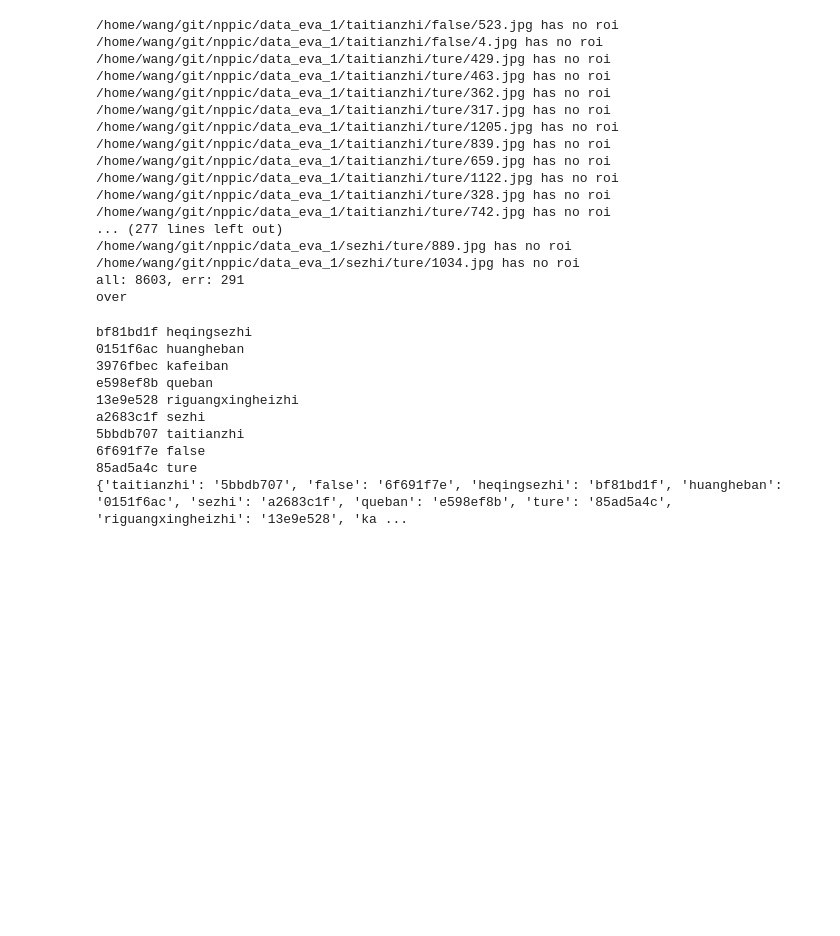
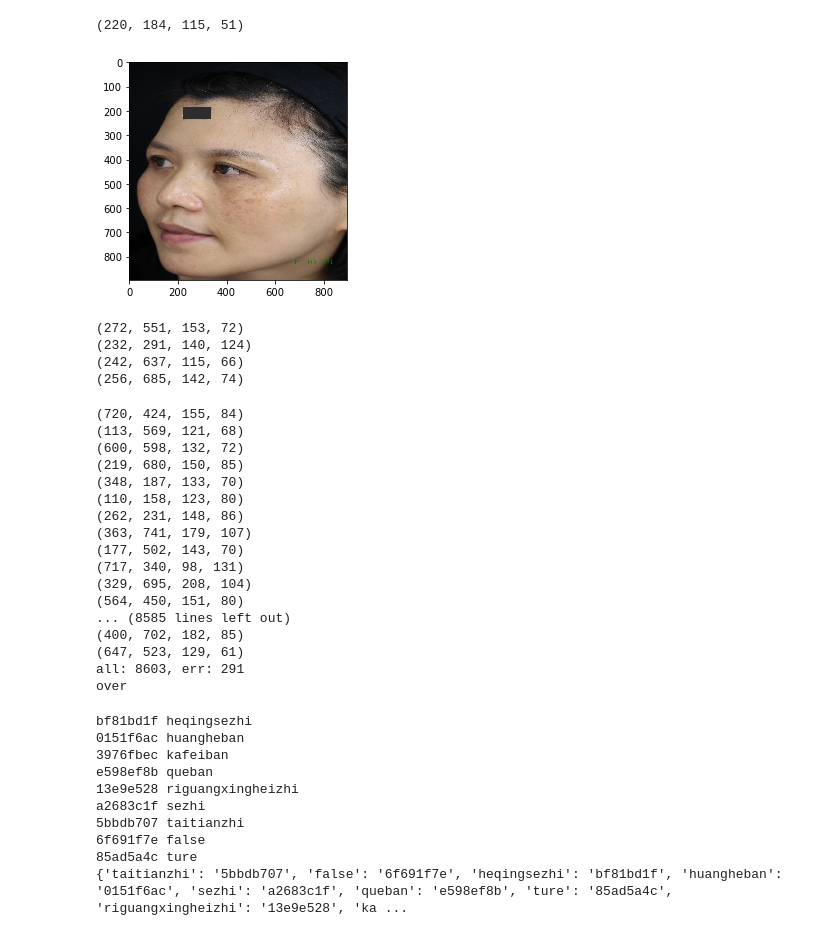
Before and after one commit to dablyo/anpr, a Jupyter notebook: whitelabel.ipynb, the cells around one changed output. Drawn from its saved outputs; the diff is of its cells as text; code cells hidden in the pictures; blank space fills up the shorter version.

```diff
--- a/whitelabel.ipynb
+++ b/whitelabel.ipynb
@@ -53,26 +53,36 @@ def label_and_rect(im,lower,upper):
     if len(ret) == 0:
         return None
     #从二值化原图中取各轮廓中均值最大的一个
-    #val=[]
-    #for i,v in enumerate(ret):
-    #    x,y,w,h=v
-    #    rect=im[y:y+h,x:x+w]
-    #    mean=np.mean(rect)
-    #    val.append((mean,v))
-    #val=sorted(val,reverse=True)
-    #roi=val[0][1]
+    val=[]
+    for i,v in enumerate(ret):
+        x,y,w,h=v
+        rect=im[y:y+h,x:x+w]
+        mean=np.mean(rect)
+        val.append((mean,v))
+    val=sorted(val,reverse=True)
+    roi=val[0][1]
+    print roi
     px=random.randint(1,im.shape[1]-1)
     py=random.randint(1,im.shape[0]-1)
     imgrect = im.copy()
-    for i,v in enumerate(ret):
-        x,y,w,h=v
-        b,g,r=imgrect[py][px]
-        cv2.rectangle(imgrect,(x,y),(x+w,y+h),(int(b),int(g),int(r)),-1)
+    #for i,v in enumerate(ret):
+        #x,y,w,h=v
+        #b,g,r=imgrect[py][px]
+        #cv2.rectangle(imgrect,(x,y),(x+w,y+h),(int(b),int(g),int(r)),-1)
+
+    x,y,w,h=roi
+    b,g,r=imgrect[py][px]
+    cv2.rectangle(imgrect,(x,y),(x+w,y+h),(int(b),int(g),int(r)),-1)
     return imgrect
 # %%
 #调试label_and_rect
-#im=cv2.imread('/home/wang/git/nppic/data_eva_1/heqingsezhi/ture/65.jpg')
-#imshow(label_and_rect(im))
+im=cv2.imread('/home/wang/data_eva_1/huangheban/ture/3.jpg')
+wlower=np.array([0,0,200])
+wupper=np.array([180,40,255])
+imshow(label_and_rect(im,wlower,wupper))
+# %% [output]
+(220, 184, 115, 51)
+[figure, added]
 # %%
 dict1={'taitianzhi': '5bbdb707', 'false': '6f691f7e', 'heqingsezhi': 'bf81bd1f', 'huangheban': '0151f6ac', 'sezhi': 'a2683c1f', 'queban': 'e598ef8b', 'ture': '85ad5a4c', 'riguangxingheizhi': '13e9e528', 'kafeiban': '3976fbec'}
 dict2={'3976fbec': 'kafeiban', '6f691f7e': 'false', '13e9e528': 'riguangxingheizhi', 'bf81bd1f': 'heqingsezhi', '0151f6ac': 'huangheban', '5bbdb707': 'taitianzhi', 'e598ef8b': 'queban', '85ad5a4c': 'ture', 'a2683c1f': 'sezhi'}
@@ -88,8 +98,8 @@ def get_class_torf_hash(jpgpath):  #path: xxx/yyy/zzz/classname/trueorfalse/
 def get_name_from_hash(hashcode):
     return dict2[hashcode]
 # %%
-SOURCEPATH='/home/wang/git/nppic/data_eva_1/'         #存放分类图片
-OUTPUTPATH='/home/wang/git/nppic/data_eva_1_out/'  #混合存放将分类图片盖掉标签，文件名包含分类和TF信息
+SOURCEPATH='/home/wang/data_eva_1/'         #存放分类图片
+OUTPUTPATH='/home/wang/data_eva_1_out_2/'  #混合存放将分类图片盖掉标签，文件名包含分类和TF信息
 RESTOREPATH='/home/wang/git/nppic/data_eva_1_restore/'#将文件名包含编码分类和TF信息的文件，根据文件名恢复分类
 #白色
 wlower=np.array([0,0,200])
@@ -121,23 +131,27 @@ for parent,dirnames,filenames in os.walk(SOURCEPATH):
 print "all: {}, err: {}".format(cnt,err)
 print 'over'
 # %% [output]
-/home/wang/git/nppic/data_eva_1/taitianzhi/false/523.jpg has no roi
-/home/wang/git/nppic/data_eva_1/taitianzhi/false/4.jpg has no roi
-/home/wang/git/nppic/data_eva_1/taitianzhi/ture/429.jpg has no roi
-/home/wang/git/nppic/data_eva_1/taitianzhi/ture/463.jpg has no roi
-/home/wang/git/nppic/data_eva_1/taitianzhi/ture/362.jpg has no roi
-/home/wang/git/nppic/data_eva_1/taitianzhi/ture/317.jpg has no roi
-/home/wang/git/nppic/data_eva_1/taitianzhi/ture/1205.jpg has no roi
-/home/wang/git/nppic/data_eva_1/taitianzhi/ture/839.jpg has no roi
-/home/wang/git/nppic/data_eva_1/taitianzhi/ture/659.jpg has no roi
-/home/wang/git/nppic/data_eva_1/taitianzhi/ture/1122.jpg has no roi
-/home/wang/git/nppic/data_eva_1/taitianzhi/ture/328.jpg has no roi
-/home/wang/git/nppic/data_eva_1/taitianzhi/ture/742.jpg has no roi
-... (277 lines left out)
-/home/wang/git/nppic/data_eva_1/sezhi/ture/889.jpg has no roi
-/home/wang/git/nppic/data_eva_1/sezhi/ture/1034.jpg has no roi
-all: 8603, err: 291
-over
+(272, 551, 153, 72)
+(232, 291, 140, 124)
+(242, 637, 115, 66)
+(256, 685, 142, 74)
+(720, 424, 155, 84)
+(113, 569, 121, 68)
+(600, 598, 132, 72)
+(219, 680, 150, 85)
+(348, 187, 133, 70)
+(110, 158, 123, 80)
+(262, 231, 148, 86)
+(363, 741, 179, 107)
+(177, 502, 143, 70)
+(717, 340, 98, 131)
+(329, 695, 208, 104)
+(564, 450, 151, 80)
+... (8585 lines left out)
+(400, 702, 182, 85)
+(647, 523, 129, 61)
+all: 8603, err: 291
+over
 # %%
 #测试目录递归
 PATH='/home/wang/git/nppic/recu'
```
Also changed, not shown: parts of 2 cells of this notebook, 1 other file.
